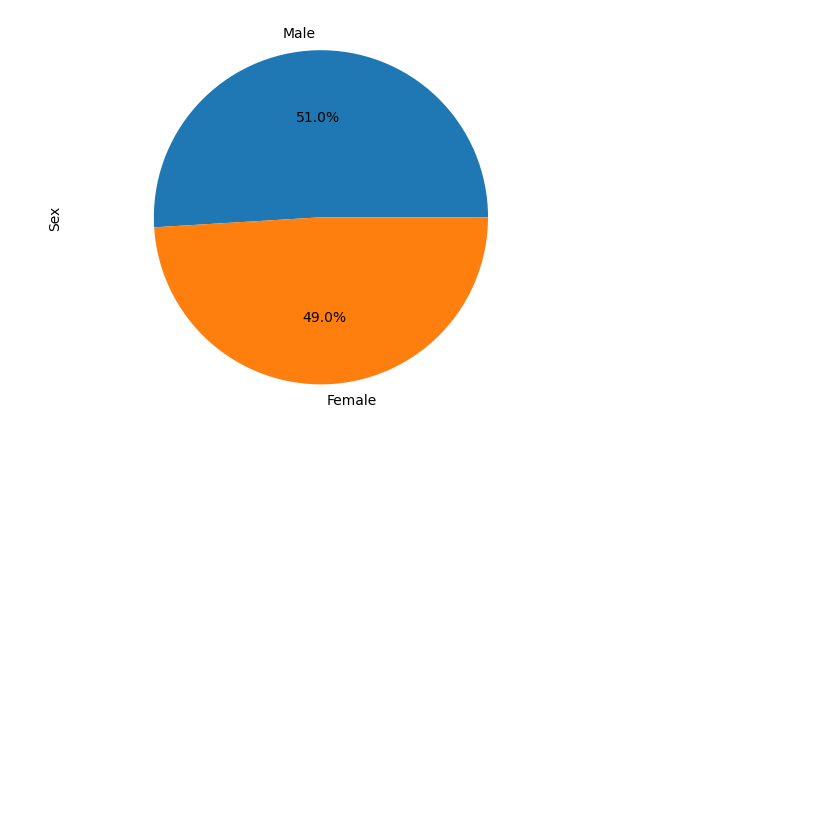
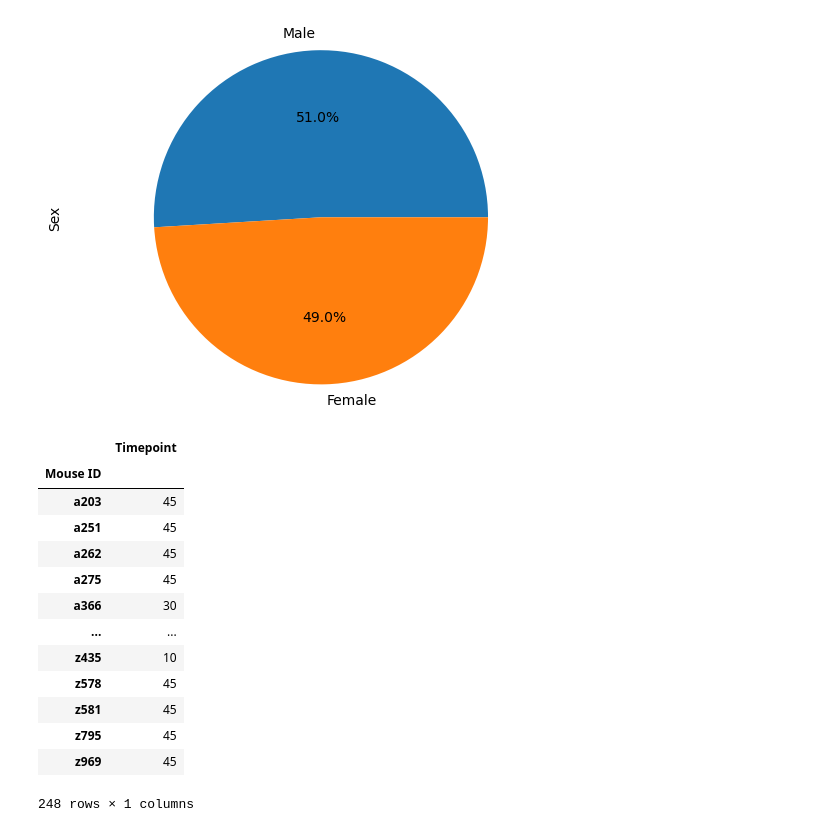
Before and after one commit to eestevekpmp/module-5-challenge, a Jupyter notebook: Pymaceuticals/mainPyma.ipynb, the cells around one changed output. Saved outputs shown, nothing was run; the diff lists cells and outputs as text; code cells hidden in the pictures; blank space fills up the shorter version.

```diff
--- a/Pymaceuticals/mainPyma.ipynb
+++ b/Pymaceuticals/mainPyma.ipynb
@@ -235,3 +235,25 @@ plt.ylabel("Sex")
 plt.show()
 # %% [output]
 [figure]
+# %%
+
+max_timepoint_mouseID_df = pd.DataFrame(clean_mouse_study_df.groupby('Mouse ID')['Timepoint'].max())#.sort_values()).reset_index().rename(columns={'Timepoint':'Max Timepoint'})
+max_timepoint_mouseID_df
+
+#max_merge_df = pd.merge(max_timepoint_mouseID_df, clean_mouse_study_df)
+#max_merge_df
+# %% [output]
+|  | Timepoint |
+| Mouse ID |  |
+| a203 | 45 |
+| a251 | 45 |
+| a262 | 45 |
+| a275 | 45 |
+| a366 | 30 |
+| ... | ... |
+| z435 | 10 |
+| z578 | 45 |
+| z581 | 45 |
+| z795 | 45 |
+| z969 | 45 |
+248 rows × 1 columns
```
Also changed, not shown: parts of 4 cells of this notebook.
